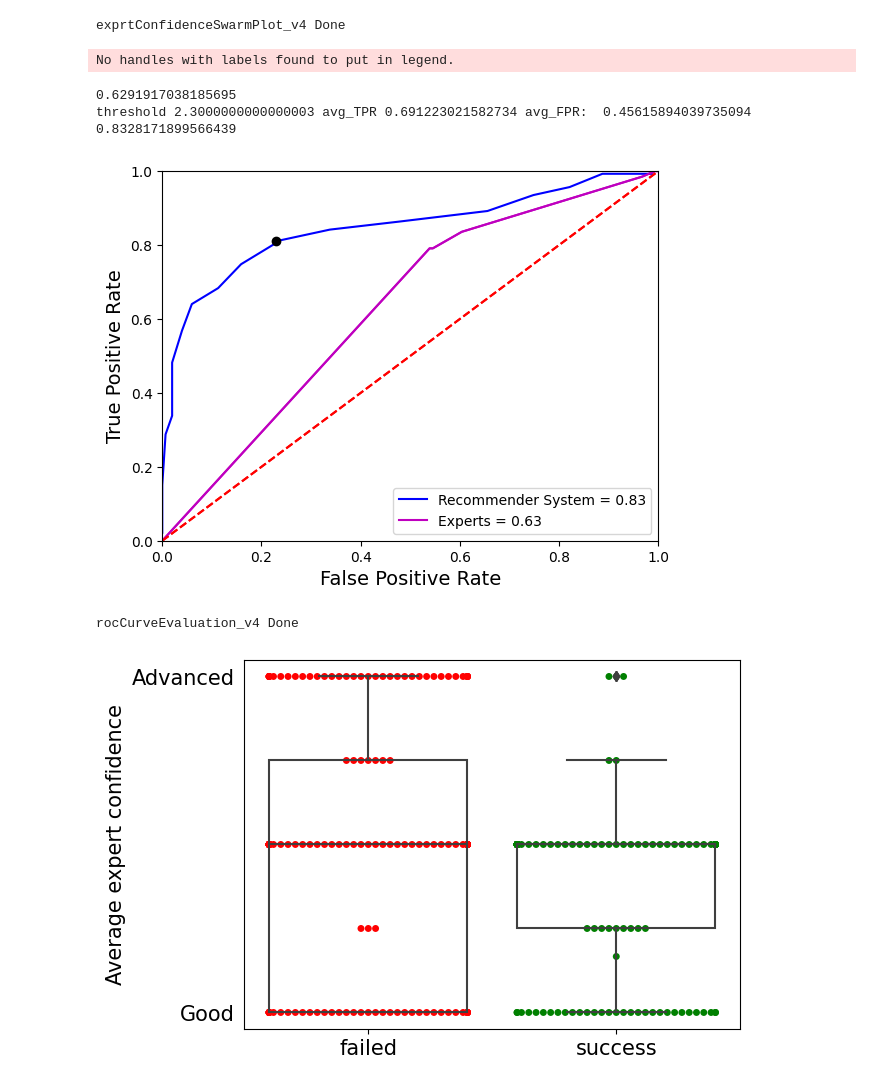
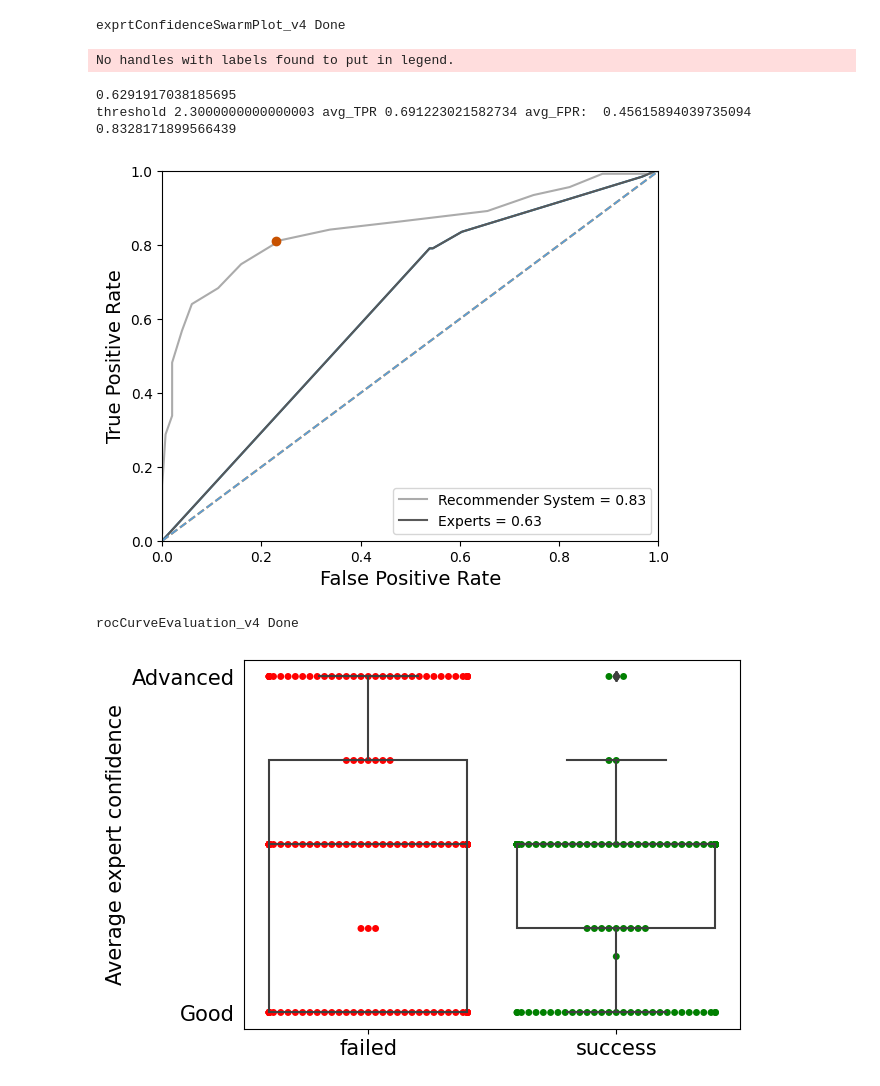
Before and after one commit to big-data-lab-team/paper-pipelines-datasets-recommender, a Jupyter notebook: scripts/Recommender_v4.ipynb, the cells around one changed output. Drawn from its saved outputs; the diff is of its cells as text; code cells hidden in the pictures.

Commit message:
Update Figures

```diff
--- a/scripts/Recommender_v4.ipynb
+++ b/scripts/Recommender_v4.ipynb
@@ -1695,9 +1695,11 @@ def rocCurveEvaluation_v4():
         AUC_experts = AUC_experts + (((tpr[i]+tpr[i+1])/2) * (fpr[i]-fpr[i+1]))
     print(AUC_experts)
 
-    plt.plot(fpr,tpr, 'm')
+    #https://github.com/matplotlib/matplotlib/issues/9460
+    #colorlind codes : '006BA4', 'FF800E', 'ABABAB', '595959', '5F9ED1', 'C85200', '898989', 'A2C8EC', 'FFBC79', 'CFCFCF'
+    plt.plot(fpr,tpr, color='#006BA4')
     plt.legend(loc='lower right')
-    plt.plot([0, 1], [0, 1], 'r--')
+    plt.plot([0, 1], [0, 1], '--', color='#FF800E')
     plt.xlim([0, 1])
     plt.ylim([0, 1])
     plt.ylabel('True Positive Rate')
@@ -1706,39 +1708,39 @@ def rocCurveEvaluation_v4():
     #plt.savefig('thre_1-2.png')
 
     #plt.show(block=False)
 
     allPredictions = pd.read_csv(alsModel_FN)
     all_avg_TPR,all_avg_FPR = allThresholds_recommender(allPredictions)
     AUC = 0
     for i in range(len(all_avg_TPR)-1):
         AUC = AUC + (((all_avg_TPR[i]+all_avg_TPR[i+1])/2) * (all_avg_FPR[i]-all_avg_FPR[i+1]))
     print(AUC)
 
-    plt.plot(all_avg_FPR,all_avg_TPR, 'b',label='Recommender System = %0.2f' % AUC)
-    plt.plot(fpr,tpr, 'm', label='Experts = %0.2f' % AUC_experts)
+    plt.plot(all_avg_FPR,all_avg_TPR, label='Recommender System = %0.2f' % AUC, color='#ABABAB')
+    plt.plot(fpr,tpr, label='Experts = %0.2f' % AUC_experts, color='#595959')
 
     plt.legend(loc='lower right')
-    plt.plot([0, 1], [0, 1], 'r--')
+    plt.plot([0, 1], [0, 1], '--', color='#5F9ED1')
     plt.xlim([0, 1])
     plt.ylim([0, 1])
     plt.ylabel('True Positive Rate',fontsize=14)
     plt.xlabel('False Positive Rate',fontsize=14)
-    plt.plot(0.23, 0.81, marker='o', linestyle='--', color='k')
+    plt.plot(0.23, 0.81, marker='o', linestyle='--', color='#C85200')
 
     plt.savefig(os.path.join(figuresFolder, "ROC Curve.pdf"))
     plt.show(block=False)
     plt.pause(1)
     plt.close()
 
     print("rocCurveEvaluation_v4 Done")
 
-#rocCurveEvaluation_v4()
+rocCurveEvaluation_v4()
 # %% [output]
 No handles with labels found to put in legend.
 0.6291917038185695
 threshold 2.3000000000000003 avg_TPR 0.691223021582734 avg_FPR:  0.45615894039735094
 0.8328171899566439
-[figure, old version]
+[figure, new version]
 rocCurveEvaluation_v4 Done
 # %%
 #
```
Also changed, not shown: parts of 1 cell of this notebook, 4 other files.
